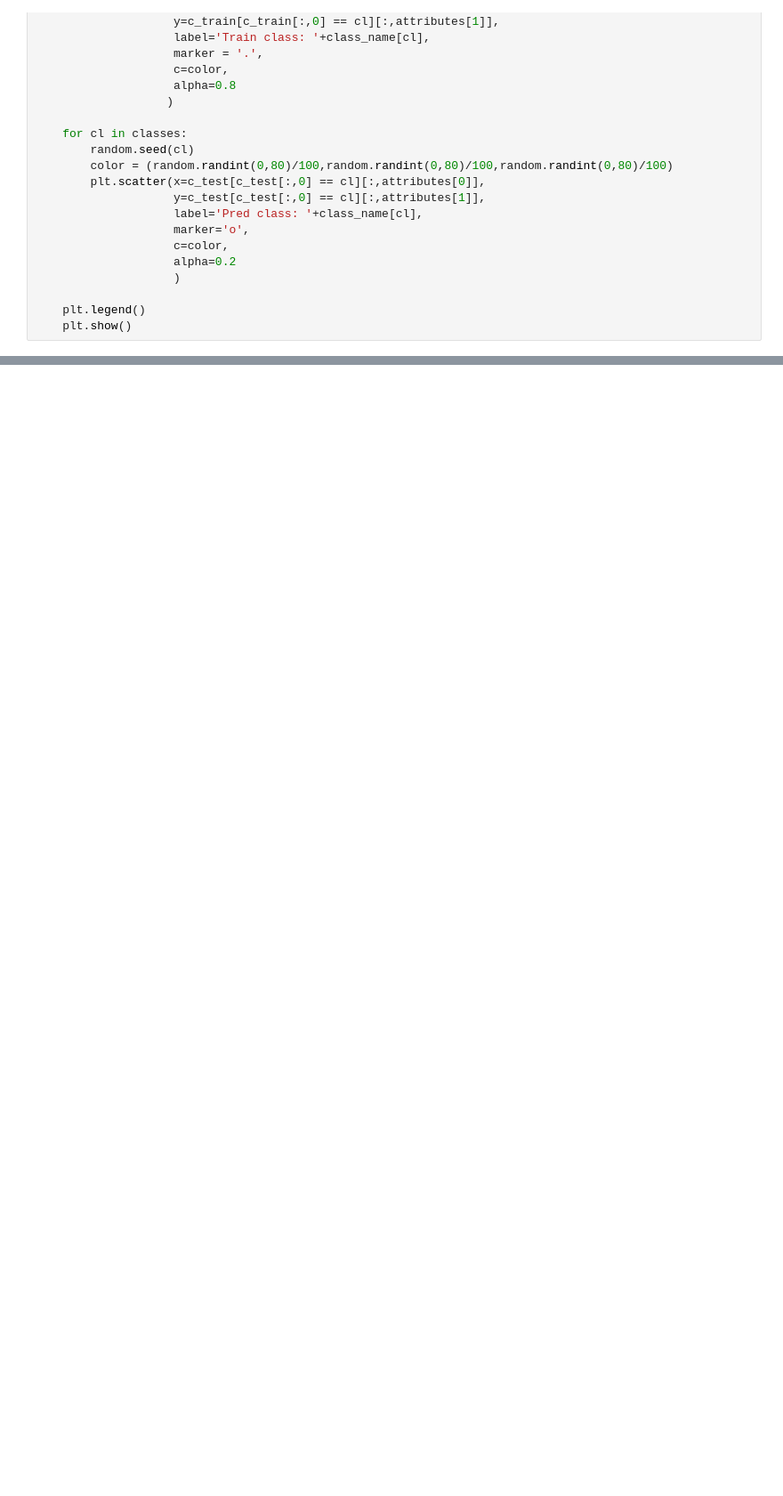
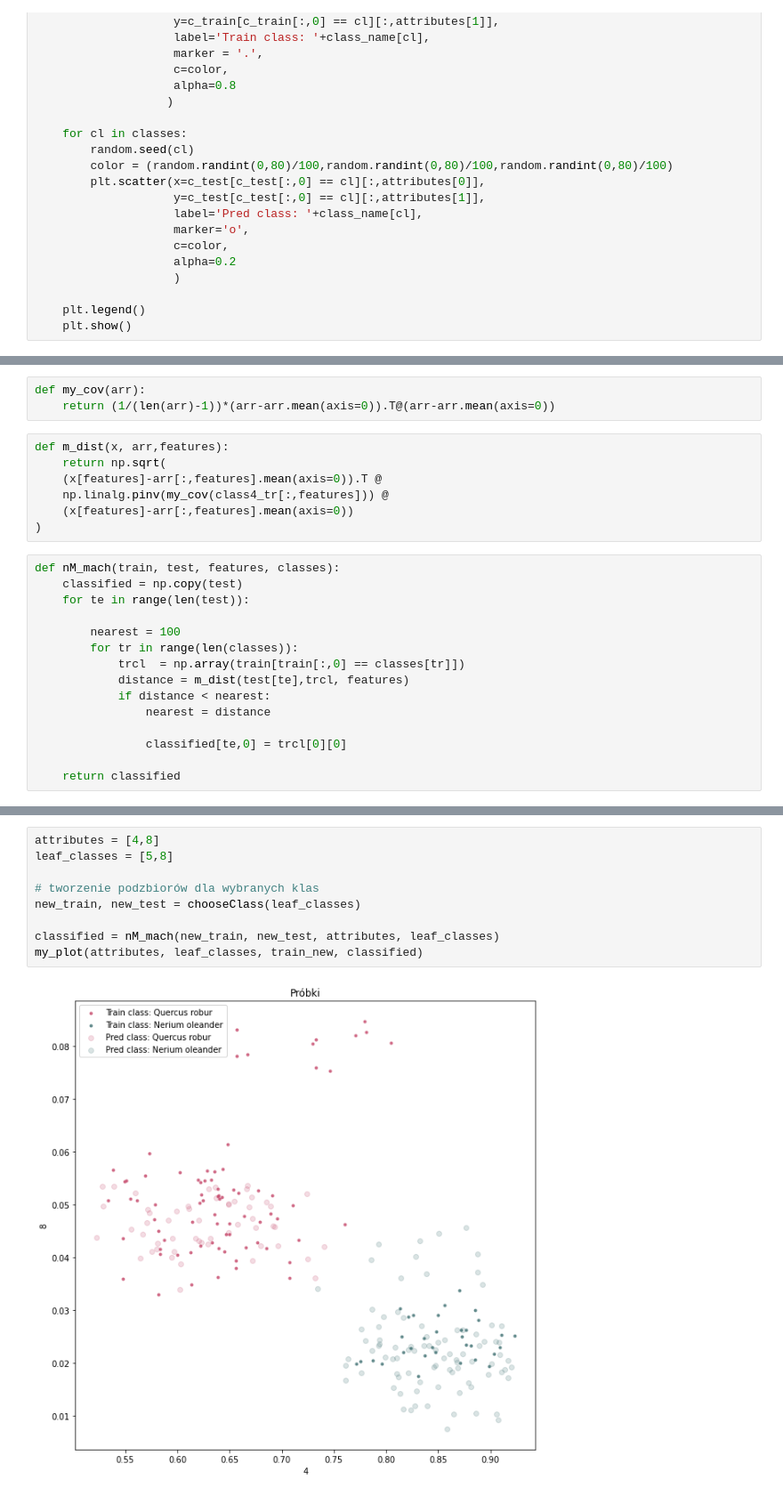
Before and after one commit to bmichas/SwAD, a Jupyter notebook: sad-Lab04/Lab04.ipynb, the cells around one changed output, grey strips where cells are left out. Shown at 89% size. Drawn from its saved outputs; the diff is of its cells as text; blank space fills up the shorter version.

```diff
--- a/sad-Lab04/Lab04.ipynb
+++ b/sad-Lab04/Lab04.ipynb
@@ -198,0 +214,25 @@ Accuracy:  1.0
+# %%
+def my_cov(arr):
+    return (1/(len(arr)-1))*(arr-arr.mean(axis=0)).T@(arr-arr.mean(axis=0))
+# %%
+def m_dist(x, arr,features):
+    return np.sqrt(
+    (x[features]-arr[:,features].mean(axis=0)).T @
+    np.linalg.pinv(my_cov(class4_tr[:,features])) @
+    (x[features]-arr[:,features].mean(axis=0))
+)
+# %%
+def nM_mach(train, test, features, classes):
+    classified = np.copy(test)
+    for te in range(len(test)):
+
+        nearest = 100
+        for tr in range(len(classes)):
+            trcl  = np.array(train[train[:,0] == classes[tr]])
+            distance = m_dist(test[te],trcl, features)
+            if distance < nearest:
+                nearest = distance
+
+                classified[te,0] = trcl[0][0]
+
+    return classified
@@ -198,0 +242,11 @@ Accuracy:  1.0
+# %%
+attributes = [4,8]
+leaf_classes = [5,8]
+
+# tworzenie podzbiorów dla wybranych klas
+new_train, new_test = chooseClass(leaf_classes)
+
+classified = nM_mach(new_train, new_test, attributes, leaf_classes)
+my_plot(attributes, leaf_classes, train_new, classified)
+# %% [output]
+[figure, added]
```
Also changed, not shown: parts of 10 cells of this notebook.
